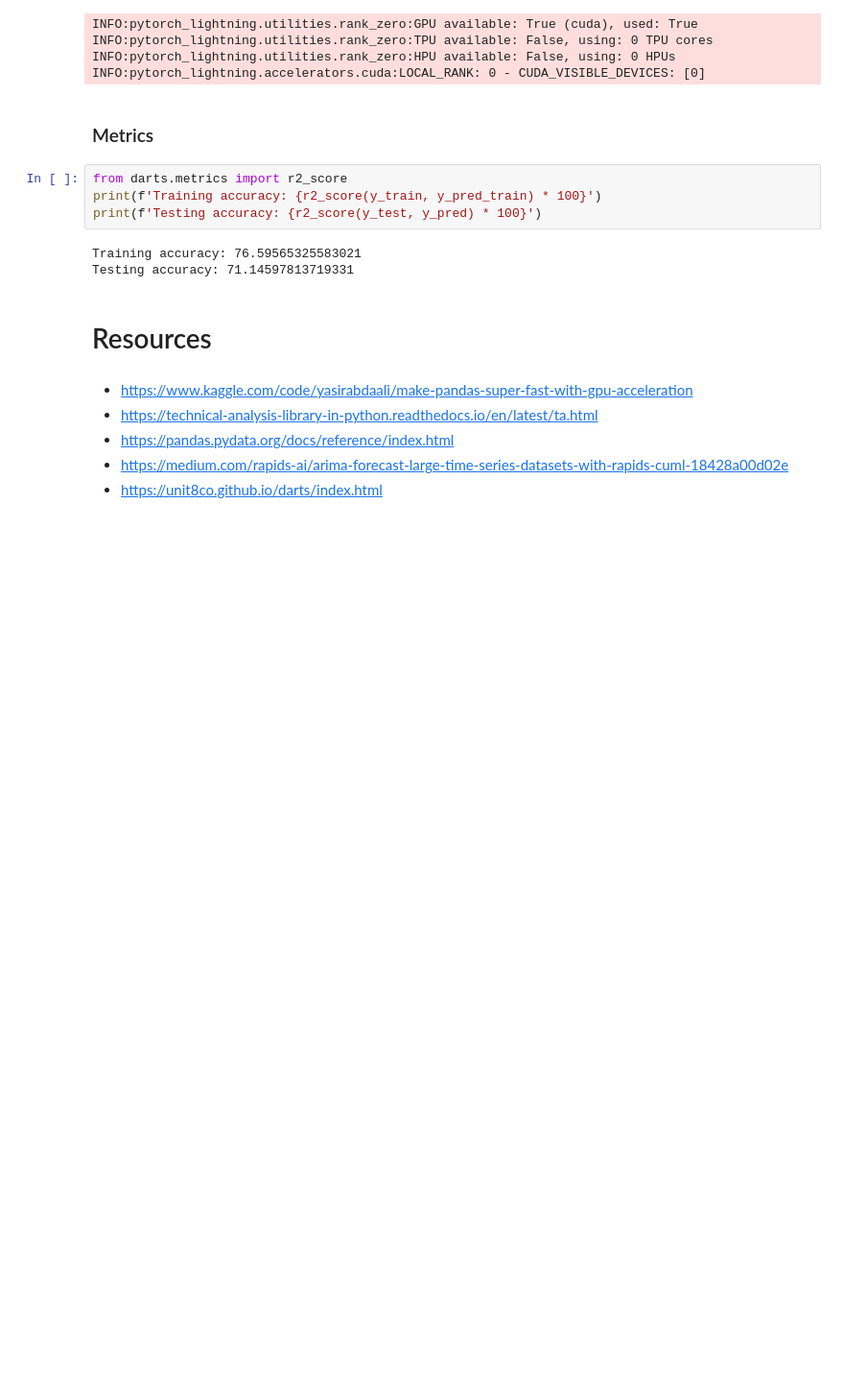
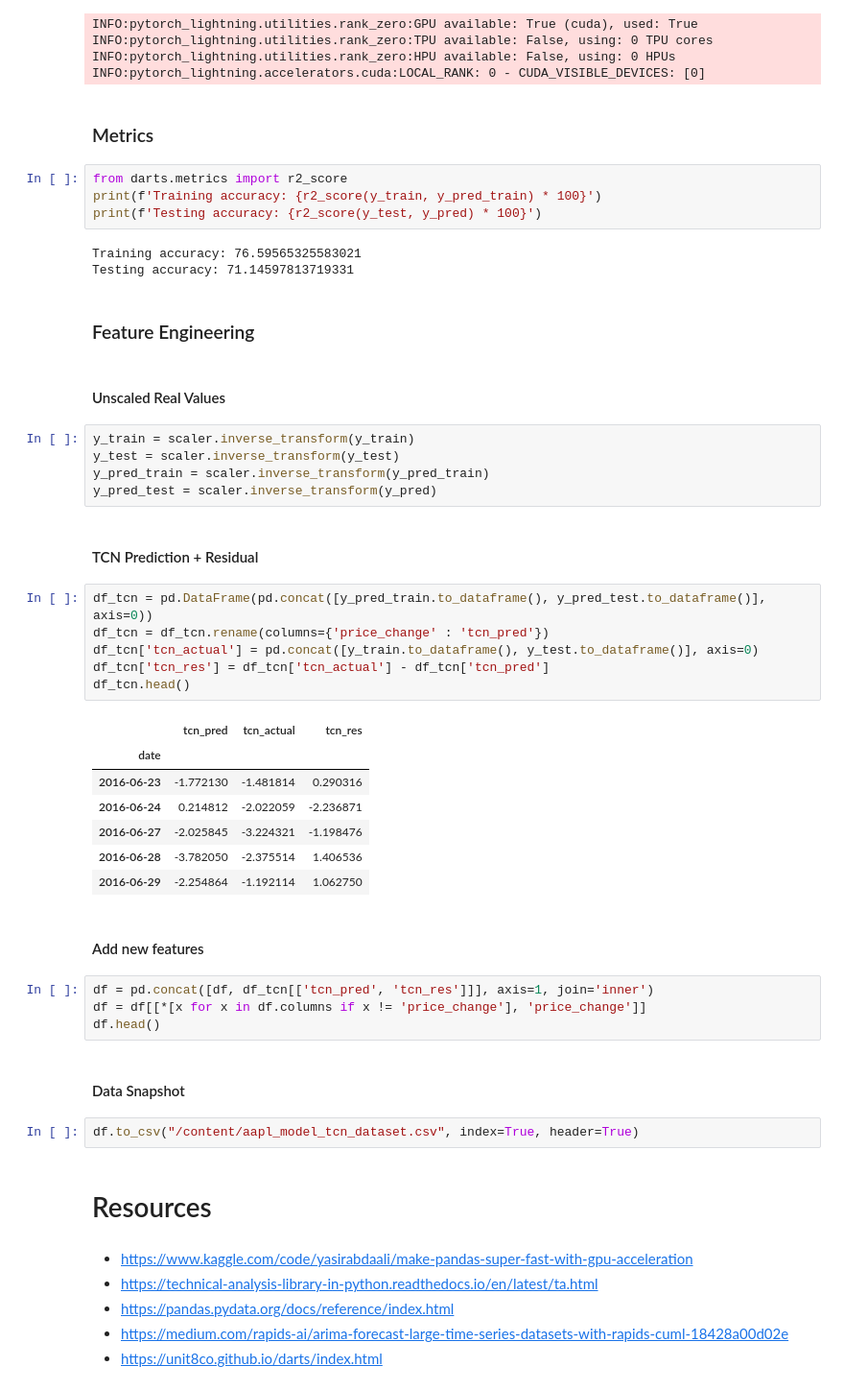
Before and after one commit to danCoder93/ENSF611-FinPrediction, a Jupyter notebook: src/FinPrediction.ipynb, the cells around one changed output. Shown at 96% size. Drawn from its saved outputs; the diff is of its cells as text; blank space fills up the shorter version.

Commit message:
finishing TCN model

```diff
--- a/src/FinPrediction.ipynb
+++ b/src/FinPrediction.ipynb
@@ -395,6 +395,41 @@ print(f'Testing accuracy: {r2_score(y_test, y_pred) * 100}')
 # %% [output]
 Training accuracy: 76.59565325583021
 Testing accuracy: 71.14597813719331
+# %% [markdown]
+### Feature Engineering
+# %% [markdown]
+#### Unscaled Real Values
+# %%
+y_train = scaler.inverse_transform(y_train)
+y_test = scaler.inverse_transform(y_test)
+y_pred_train = scaler.inverse_transform(y_pred_train)
+y_pred_test = scaler.inverse_transform(y_pred)
+# %% [markdown]
+#### TCN Prediction + Residual
+# %%
+df_tcn = pd.DataFrame(pd.concat([y_pred_train.to_dataframe(), y_pred_test.to_dataframe()], axis=0))
+df_tcn = df_tcn.rename(columns={'price_change' : 'tcn_pred'})
+df_tcn['tcn_actual'] = pd.concat([y_train.to_dataframe(), y_test.to_dataframe()], axis=0)
+df_tcn['tcn_res'] = df_tcn['tcn_actual'] - df_tcn['tcn_pred']
+df_tcn.head()
+# %% [output]
+|  | tcn_pred | tcn_actual | tcn_res |
+| date |  |  |  |
+| 2016-06-23 | -1.772130 | -1.481814 | 0.290316 |
+| 2016-06-24 | 0.214812 | -2.022059 | -2.236871 |
+| 2016-06-27 | -2.025845 | -3.224321 | -1.198476 |
+| 2016-06-28 | -3.782050 | -2.375514 | 1.406536 |
+| 2016-06-29 | -2.254864 | -1.192114 | 1.062750 |
+# %% [markdown]
+#### Add new features
+# %%
+df = pd.concat([df, df_tcn[['tcn_pred', 'tcn_res']]], axis=1, join='inner')
+df = df[[*[x for x in df.columns if x != 'price_change'], 'price_change']]
+df.head()
+# %% [markdown]
+#### Data Snapshot
+# %%
+df.to_csv("/content/aapl_model_tcn_dataset.csv", index=True, header=True)
 # %% [markdown]
 # Resources
 # %% [markdown]
```
